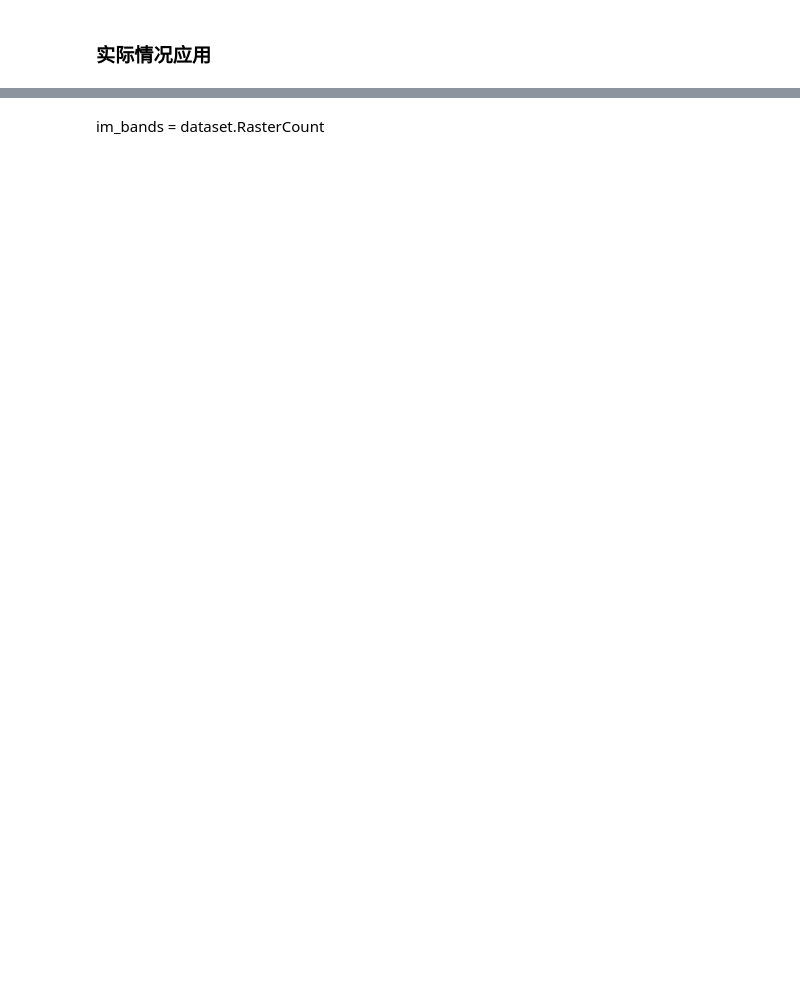
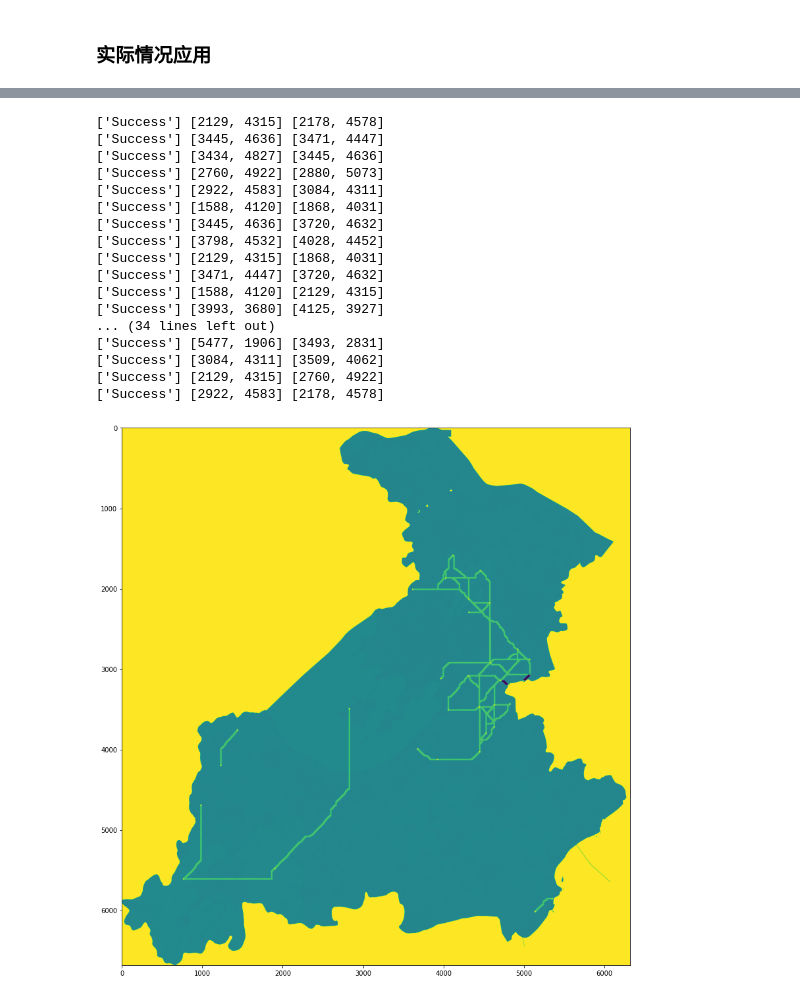
Before and after one commit to PANDASANG1231/landscape-ecological-network-optimization, a Jupyter notebook: src/002.greedy_search.ipynb, the cells around one changed output, grey strips where cells are left out. Drawn from its saved outputs; the diff is of its cells as text; code cells hidden in the pictures; blank space fills up the shorter version.

```diff
--- a/src/002.greedy_search.ipynb
+++ b/src/002.greedy_search.ipynb
@@ -344,24 +383,8 @@ len(path_pool)
 # %% [markdown]
 ### 实际情况应用
 # %%
-def get_data_from_tif(file_path):
-
-    from osgeo import gdal
-
-    gdal.AllRegister()
-
-    dataset = gdal.Open(file_path)
-    nXSize = dataset.RasterXSize
-    nYSize = dataset.RasterYSize
-    nBands = dataset.RasterCount
-
-    im_data = dataset.ReadAsArray(0,0,nXSize,nYSize)
-    adfGeoTransform = dataset.GetGeoTransform()
-
-    return im_data, adfGeoTransform, nXSize, nYSize, nBands
-
-ECR, adfGeoTransform, nXSize, nYSize, nBands = get_data_from_tif(r'/Users/tuanzai/Desktop/Canada/001.UBC/block_capstone/花姐项目/simple_landscape_analysis/history/2.4.4/实际/ECR_values_10ranks1.tif')
-MESC, _, _, _, _ = get_data_from_tif(r'/Users/tuanzai/Desktop/Canada/001.UBC/block_capstone/花姐项目/simple_landscape_analysis/history/2.4.4/实际/MESC_of_NS_Agri_Cons2.tif')
+ECR, adfGeoTransform, nXSize, nYSize, nBands = get_data_from_tif(r'/Users/tuanzai/Desktop/Canada/001.UBC/block_capstone/花姐项目/simple_landscape_analysis/history/2.4.4/实际/ECR_values_10ranks3.tif')
+MESC, _, _, _, _ = get_data_from_tif(r'/Users/tuanzai/Desktop/Canada/001.UBC/block_capstone/花姐项目/simple_landscape_analysis/history/2.4.4/实际/MESC.tif')
 # %%
 points_of_interests = pd.read_csv("/Users/tuanzai/Desktop/Canada/001.UBC/block_capstone/花姐项目/simple_landscape_analysis/history/2.4.4/实际/关注的节点编号及XY坐标.csv")
 points_of_interests = pd.DataFrame(np.concatenate([points_of_interests[["start", "start X", "start Y"]].values, points_of_interests[["end", "end X", "end Y"]].values], axis=0))
@@ -405,2 +404,53 @@ final_input
-# %% [markdown]
-im_bands = dataset.RasterCount
+# %%
+final_input = points_of_interests[["rank", "start", "end"]].astype(int)
+final_input["start_cord"] = final_input["start"].map(mapping_dict)
+final_input["end_cord"] = final_input["end"].map(mapping_dict)
+
+idx = 0
+
+plot = MESC.copy()
+output_tiff = np.zeros_like(plot)
+
+for start, end in zip(final_input["start_cord"], final_input["end_cord"]):
+    start = [int(x) for x in start]
+    end = [int(x) for x in end]
+
+    path_pool, mesc_val_pool, flags = fast_main(MESC, ECR, start, end, path_max=1, lt_padding=[300, 300], rb_padding=[300, 300])
+    print(flags, start, end)
+
+    if "Success" in flags:
+        path_pool = [path for path, flag in zip(path_pool, flags) if flag=="Success"]
+        mesc_val_pool = [mesc_val for mesc_val,flag in zip(mesc_val_pool, flags) if flag=="Success"]
+        flags = [flag for flag in flags if flag=="Success"]
+
+
+
+
+    if "Success" in flags:
+        plot = __add_path_visualize(plot, path_pool, width=10, color=60, visualize=False)
+    else:
+        plot = __add_path_visualize(plot, path_pool, width=10, color=150, visualize=False)
+
+    output_tiff = __add_path_tiff(output_tiff, path_pool, color=1, visualize=False)
+
+
+fig = __add_path_visualize(plot, [], width=20, color=100, visualize=True)
+# %% [output]
+['Success'] [2129, 4315] [2178, 4578]
+['Success'] [3445, 4636] [3471, 4447]
+['Success'] [3434, 4827] [3445, 4636]
+['Success'] [2760, 4922] [2880, 5073]
+['Success'] [2922, 4583] [3084, 4311]
+['Success'] [1588, 4120] [1868, 4031]
+['Success'] [3445, 4636] [3720, 4632]
+['Success'] [3798, 4532] [4028, 4452]
+['Success'] [2129, 4315] [1868, 4031]
+['Success'] [3471, 4447] [3720, 4632]
+['Success'] [1588, 4120] [2129, 4315]
+['Success'] [3993, 3680] [4125, 3927]
+... (34 lines left out)
+['Success'] [5477, 1906] [3493, 2831]
+['Success'] [3084, 4311] [3509, 4062]
+['Success'] [2129, 4315] [2760, 4922]
+['Success'] [2922, 4583] [2178, 4578]
+[figure, added]
```
Also changed, not shown: parts of 20 cells of this notebook, 3 other files.
